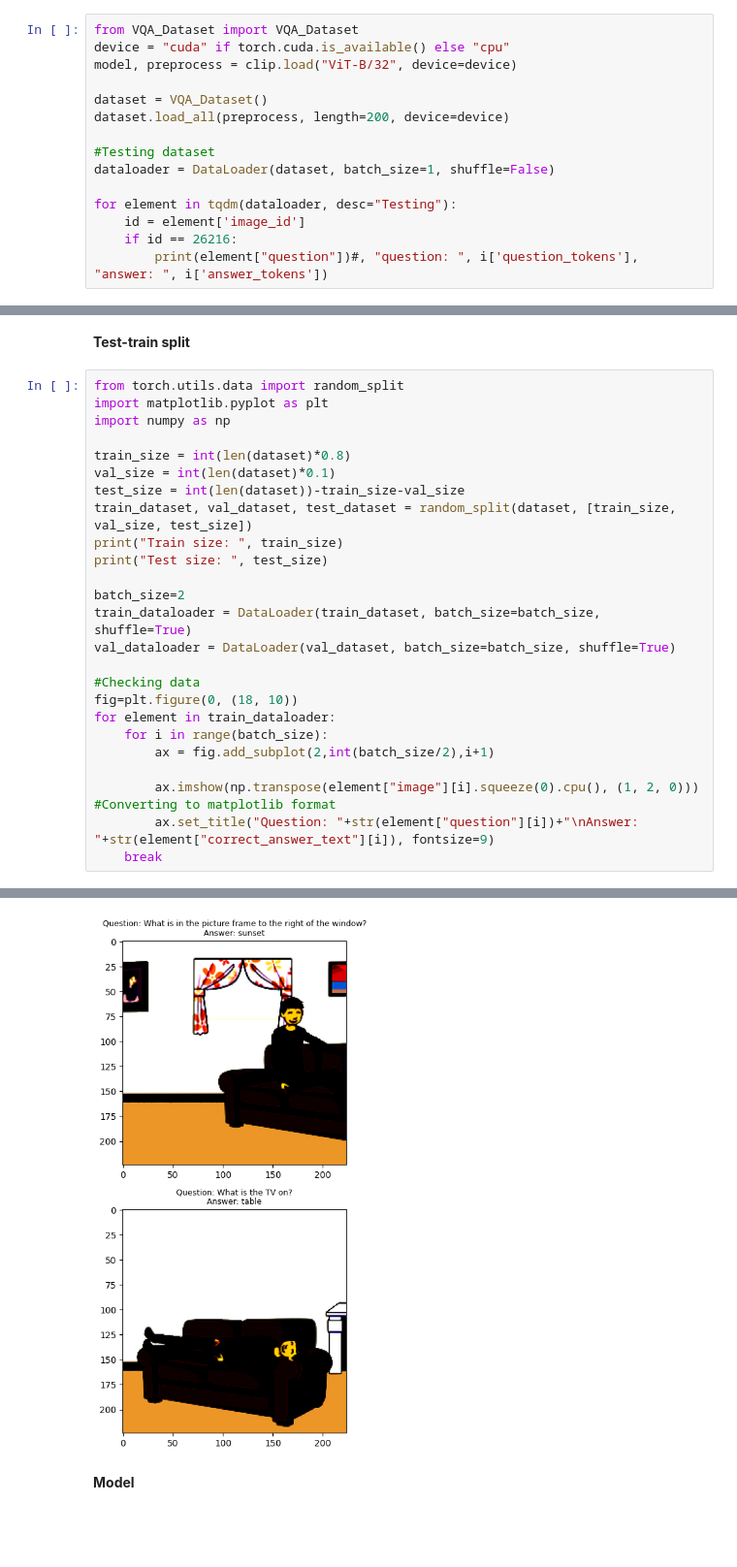
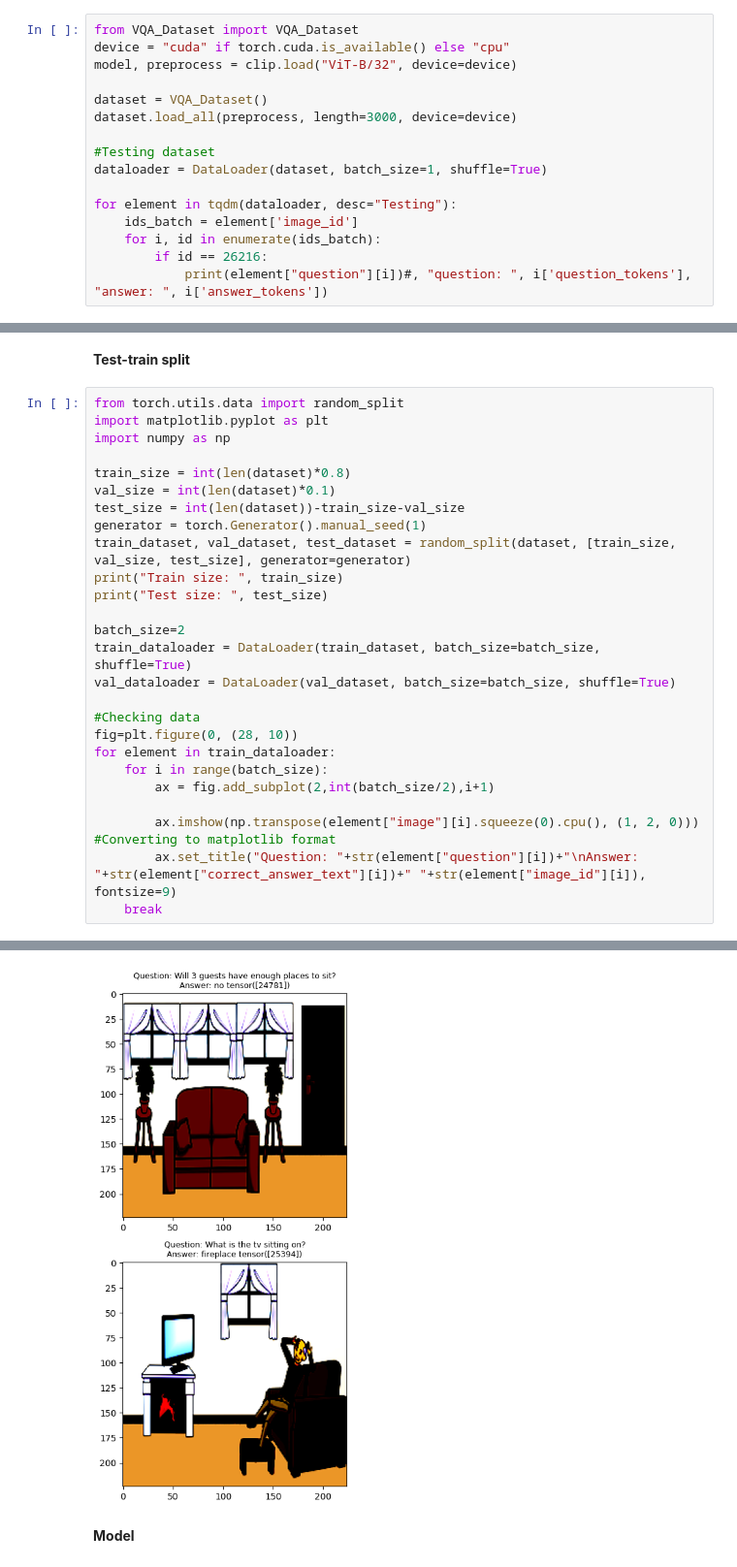
Before and after one commit to JansSolanoVega/Multiple-choice-VQA, a Jupyter notebook: NN_approach.ipynb, the cells around one changed output, grey strips where cells are left out. Shown at 97% size. Drawn from its saved outputs; the diff is of its cells as text; blank space fills up the shorter version.

Commit message:
Fixing dataset preprocessing and training

```diff
--- a/NN_approach.ipynb
+++ b/NN_approach.ipynb
@@ -17,13 +17,14 @@ device = "cuda" if torch.cuda.is_available() else "cpu"
 model, preprocess = clip.load("ViT-B/32", device=device)
 
 dataset = VQA_Dataset()
-dataset.load_all(preprocess, length=200, device=device)
+dataset.load_all(preprocess, length=3000, device=device)
 
 #Testing dataset
-dataloader = DataLoader(dataset, batch_size=1, shuffle=False)
+dataloader = DataLoader(dataset, batch_size=1, shuffle=True)
 
 for element in tqdm(dataloader, desc="Testing"):
-    id = element['image_id']
-    if id == 26216:
-        print(element["question"])#, "question: ", i['question_tokens'], "answer: ", i['answer_tokens'])
+    ids_batch = element['image_id']
+    for i, id in enumerate(ids_batch):
+        if id == 26216:
+            print(element["question"][i])#, "question: ", i['question_tokens'], "answer: ", i['answer_tokens'])
 # %% [output]
@@ -40,7 +41,8 @@ import numpy as np
 train_size = int(len(dataset)*0.8)
 val_size = int(len(dataset)*0.1)
 test_size = int(len(dataset))-train_size-val_size
-train_dataset, val_dataset, test_dataset = random_split(dataset, [train_size, val_size, test_size])
+generator = torch.Generator().manual_seed(1)
+train_dataset, val_dataset, test_dataset = random_split(dataset, [train_size, val_size, test_size], generator=generator)
 print("Train size: ", train_size)
 print("Test size: ", test_size)
 
@@ -49,13 +51,13 @@ train_dataloader = DataLoader(train_dataset, batch_size=batch_size, shuffle=True
 val_dataloader = DataLoader(val_dataset, batch_size=batch_size, shuffle=True)
 
 #Checking data
-fig=plt.figure(0, (18, 10))
+fig=plt.figure(0, (28, 10))
 for element in train_dataloader:
     for i in range(batch_size):
         ax = fig.add_subplot(2,int(batch_size/2),i+1)
 
         ax.imshow(np.transpose(element["image"][i].squeeze(0).cpu(), (1, 2, 0))) #Converting to matplotlib format
-        ax.set_title("Question: "+str(element["question"][i])+"\nAnswer: "+str(element["correct_answer_text"][i]), fontsize=9)
+        ax.set_title("Question: "+str(element["question"][i])+"\nAnswer: "+str(element["correct_answer_text"][i])+" "+str(element["image_id"][i]), fontsize=9)
     break
 # %% [output]
 Clipping input data to the valid range for imshow with RGB data ([0..1] for floats or [0..255] for integers).
@@ -65,4 +67,4 @@ Test size:  20
-[figure, old version]
+[figure, new version]
 # %% [markdown]
 **Model**
 # %%
```
Also changed, not shown: parts of 11 cells of this notebook, 2 other files.
